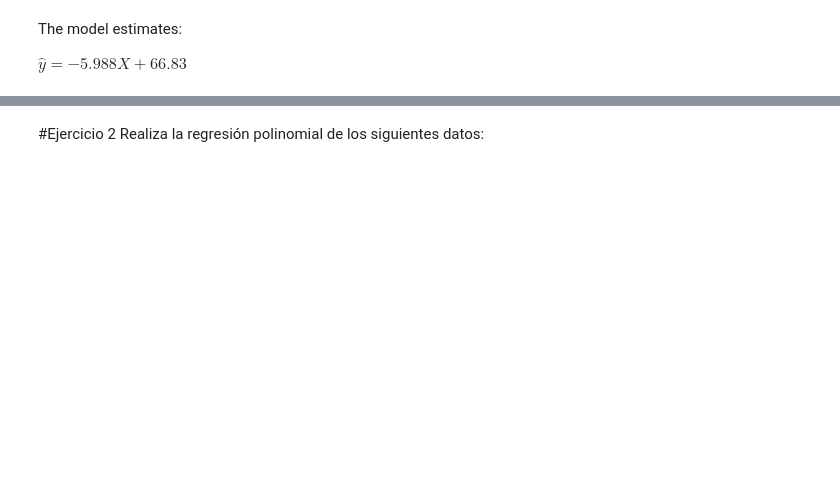
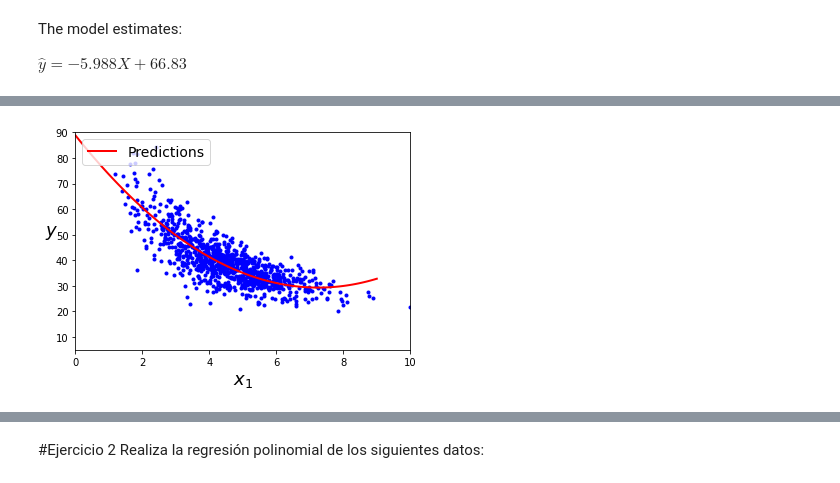
Before and after one commit to PosgradoMNA/Atividades-de-aprendizaje-SamaraGarcia, a Jupyter notebook: Assigment07_Regresion_lineal_polinomial.ipynb, the cells around one changed output, grey strips where cells are left out. Drawn from its saved outputs; the diff is of its cells as text; code cells hidden in the pictures; blank space fills up the shorter version.

```diff
--- a/Assigment07_Regresion_lineal_polinomial.ipynb
+++ b/Assigment07_Regresion_lineal_polinomial.ipynb
@@ -175,12 +180,13 @@ lin_reg.coef_, lin_reg.intercept_
+# %%
+X_new=np.linspace(0, 9, 100).reshape(100, 1)
+X_new_poly = poly_features.transform(X_new)
+y_new = lin_reg.predict(X_new_poly)
 # %%
-#Gráfica
-#Gráfica
-X_new=np.linspace(-3, 3, 100).reshape(100, 1)
-X_new_poly = poly_features.transform(X_new)
-y_new = lin_reg.predict(X_new_poly)
-plt.plot(X, y, "g.")
-plt.plot(X_new, y_new, "b.", linewidth=2, label="Predictions")
+plt.plot(X, y, "b.")
+plt.plot(X_new, y_new, "r-", linewidth=2, label="Predictions")
 plt.xlabel("$x_1$", fontsize=18)
 plt.ylabel("$y$", rotation=0, fontsize=18)
 plt.legend(loc="upper left", fontsize=14)
-plt.axis([-3, 3, 0, 10]);
+plt.axis([0, 10, 5, 90]);
+# %% [output]
+[figure, added]
```
Also changed, not shown: parts of 17 cells of this notebook.
